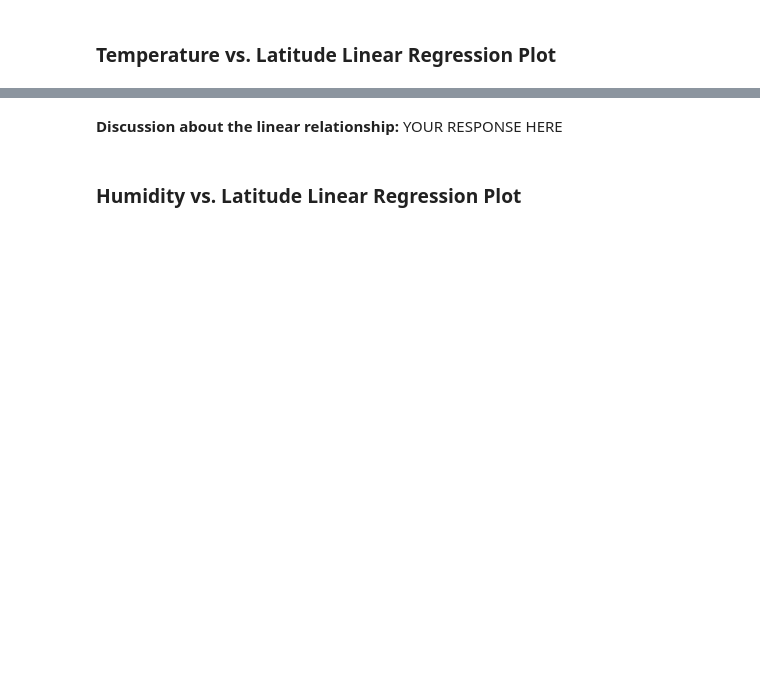
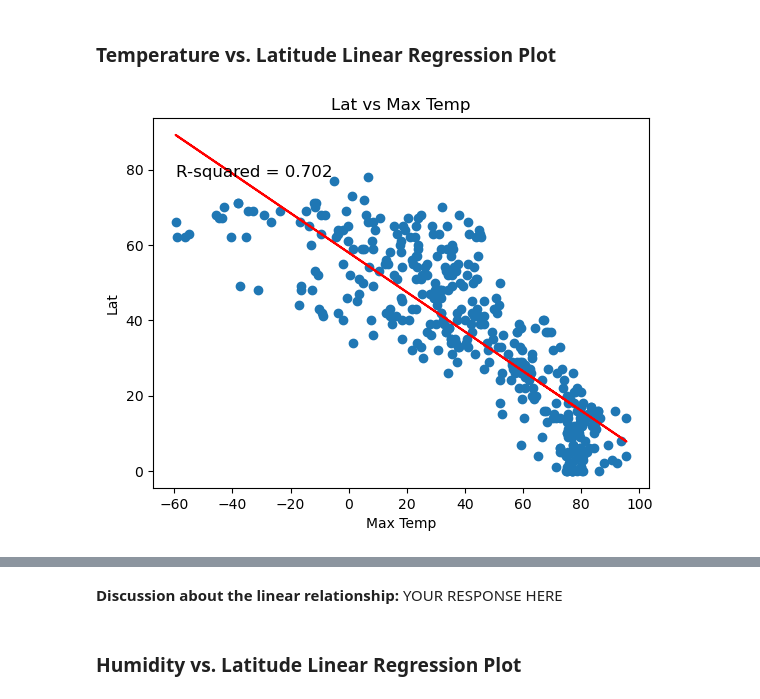
Before and after one commit to bexlev/python-api-challenge, a Jupyter notebook: WeatherPy/WeatherPy.ipynb, the cells around one changed output, grey strips where cells are left out. Drawn from its saved outputs; the diff is of its cells as text; code cells hidden in the pictures; blank space fills up the shorter version.

```diff
--- a/WeatherPy/WeatherPy.ipynb
+++ b/WeatherPy/WeatherPy.ipynb
@@ -338,0 +295,30 @@ plt.show()
+# %%
+# Define a function to create Linear Regression plots
+
+def linear_regression_plot(data, x_col, y_col):
+    # Create a linear regression model
+    model = LinearRegression()
+    model.fit(data[[x_col]], data[y_col])
+
+    # Make predictions using the model
+    predictions = model.predict(data[[x_col]])
+
+    # Create a scatter plot of the original data
+    plt.scatter(data[x_col], data[y_col])
+
+     # Calculate R-squared
+    r_squared = r2_score(data[y_col], predictions)
+
+    # Add the regression line to the plot
+    plt.plot(data[x_col], predictions, color='r')
+
+    # Add axis labels and a title
+    plt.xlabel(x_col)
+    plt.ylabel(y_col)
+    plt.title(f'{y_col} vs {x_col}')
+
+    # Add R-squared text to the plot
+    plt.text(min(data[x_col]), max(data[y_col]), 'R-squared = {}'.format(round(r_squared, 3)), fontsize=12)
+    plt.show()
+# %%
+city_data_df['Lat'] = city_data_df['Lat'].astype(int)
@@ -339,6 +330,6 @@ plt.show()
 # %%
 # Create a DataFrame with the Northern Hemisphere data (Latitude >= 0)
-# YOUR CODE HERE
+northern_hemi_df = city_data_df.loc[city_data_df['Lat'] >= 0]
 
 # Display sample data
 northern_hemi_df.head()
@@ -352,6 +359,8 @@ southern_hemi_df.head()
 ###  Temperature vs. Latitude Linear Regression Plot
 # %%
 # Linear regression on Northern Hemisphere
-# YOUR CODE HERE
+linear_regression_plot(northern_hemi_df, 'Max Temp', 'Lat')
+# %% [output]
+[figure, added]
 # %%
 # Linear regression on Southern Hemisphere
```
Also changed, not shown: parts of 33 cells of this notebook, 6 other files.
